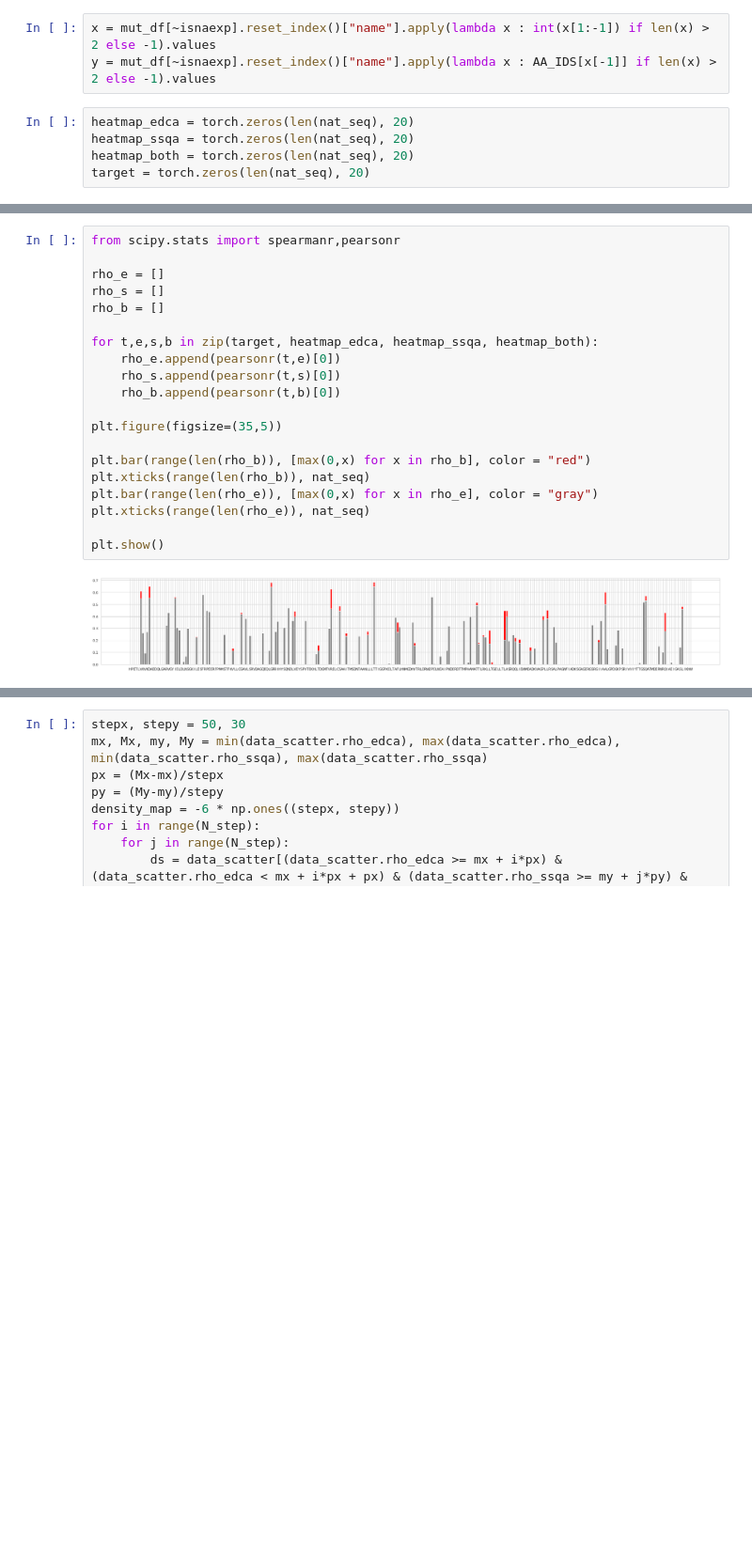
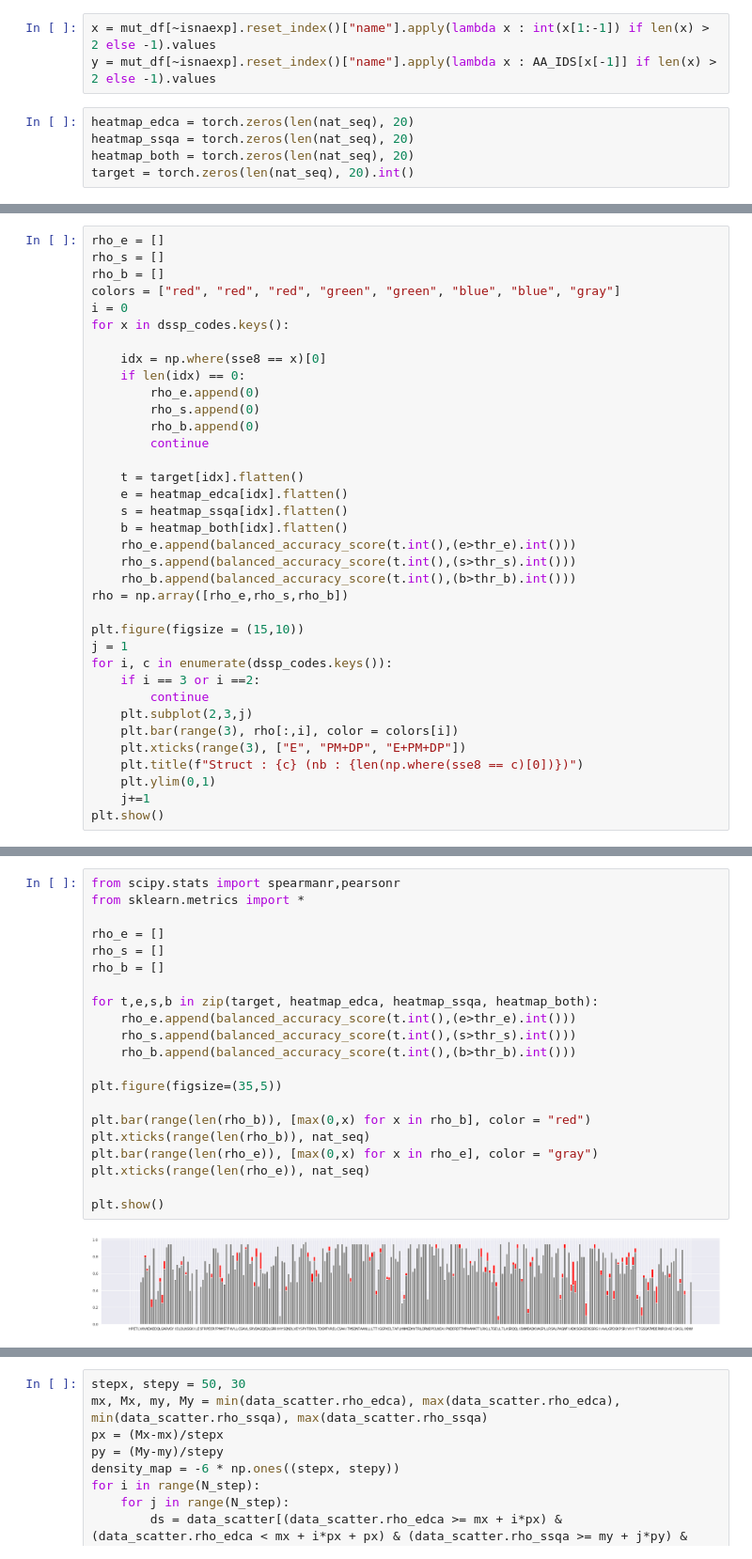
Before and after one commit to CyrilMa/ssqa, a Jupyter notebook: notebooks/Beta-lactamase Ecoli .ipynb, the cells around one changed output, grey strips where cells are left out. Shown at 94% size. Saved outputs shown, nothing was run; the diff lists cells and outputs as text; blank space fills up the shorter version.

```diff
--- a/notebooks/Beta-lactamase Ecoli .ipynb
+++ b/notebooks/Beta-lactamase Ecoli .ipynb
@@ -215,4 +338,4 @@ y = mut_df[~isnaexp].reset_index()["name"].apply(lambda x : AA_IDS[x[-1]] if len
 heatmap_edca = torch.zeros(len(nat_seq), 20)
 heatmap_ssqa = torch.zeros(len(nat_seq), 20)
 heatmap_both = torch.zeros(len(nat_seq), 20)
-target = torch.zeros(len(nat_seq), 20)
+target = torch.zeros(len(nat_seq), 20).int()
@@ -302,0 +437,36 @@ rho_e
+# %%
+rho_e = []
+rho_s = []
+rho_b = []
+colors = ["red", "red", "red", "green", "green", "blue", "blue", "gray"]
+i = 0
+for x in dssp_codes.keys():
+
+    idx = np.where(sse8 == x)[0]
+    if len(idx) == 0:
+        rho_e.append(0)
+        rho_s.append(0)
+        rho_b.append(0)
+        continue
+
+    t = target[idx].flatten()
+    e = heatmap_edca[idx].flatten()
+    s = heatmap_ssqa[idx].flatten()
+    b = heatmap_both[idx].flatten()
+    rho_e.append(balanced_accuracy_score(t.int(),(e>thr_e).int()))
+    rho_s.append(balanced_accuracy_score(t.int(),(s>thr_s).int()))
+    rho_b.append(balanced_accuracy_score(t.int(),(b>thr_b).int()))
+rho = np.array([rho_e,rho_s,rho_b])
+
+plt.figure(figsize = (15,10))
+j = 1
+for i, c in enumerate(dssp_codes.keys()):
+    if i == 3 or i ==2:
+        continue
+    plt.subplot(2,3,j)
+    plt.bar(range(3), rho[:,i], color = colors[i])
+    plt.xticks(range(3), ["E", "PM+DP", "E+PM+DP"])
+    plt.title(f"Struct : {c} (nb : {len(np.where(sse8 == c)[0])})")
+    plt.ylim(0,1)
+    j+=1
+plt.show()
@@ -303,22 +479,23 @@ rho_e
 # %%
 from scipy.stats import spearmanr,pearsonr
+from sklearn.metrics import *
 
 rho_e = []
 rho_s = []
 rho_b = []
 
 for t,e,s,b in zip(target, heatmap_edca, heatmap_ssqa, heatmap_both):
-    rho_e.append(pearsonr(t,e)[0])
-    rho_s.append(pearsonr(t,s)[0])
-    rho_b.append(pearsonr(t,b)[0])
+    rho_e.append(balanced_accuracy_score(t.int(),(e>thr_e).int()))
+    rho_s.append(balanced_accuracy_score(t.int(),(s>thr_s).int()))
+    rho_b.append(balanced_accuracy_score(t.int(),(b>thr_b).int()))
 
 plt.figure(figsize=(35,5))
 
 plt.bar(range(len(rho_b)), [max(0,x) for x in rho_b], color = "red")
 plt.xticks(range(len(rho_b)), nat_seq)
 plt.bar(range(len(rho_e)), [max(0,x) for x in rho_e], color = "gray")
 plt.xticks(range(len(rho_e)), nat_seq)
 
 plt.show()
 # %% [output]
-[figure, old version]
+[figure, new version]
```
Also changed, not shown: parts of 34 cells of this notebook, 10 other files.
